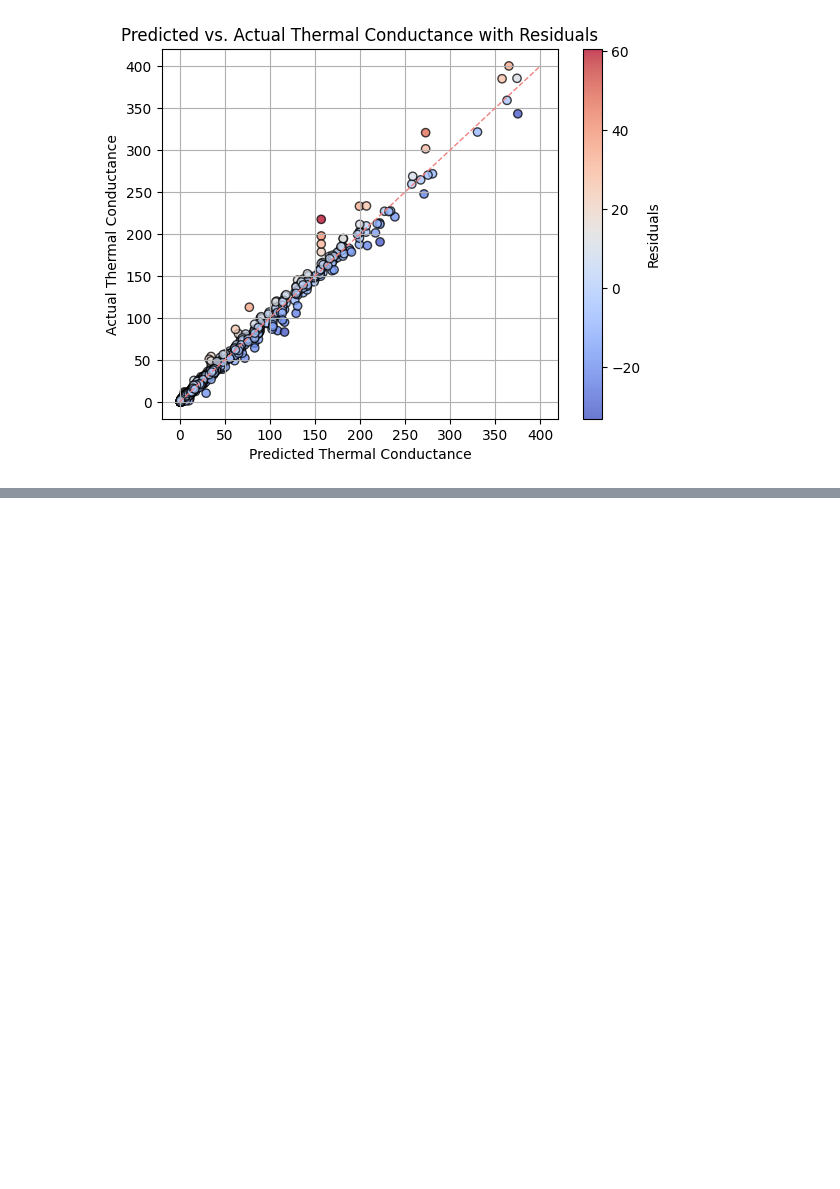
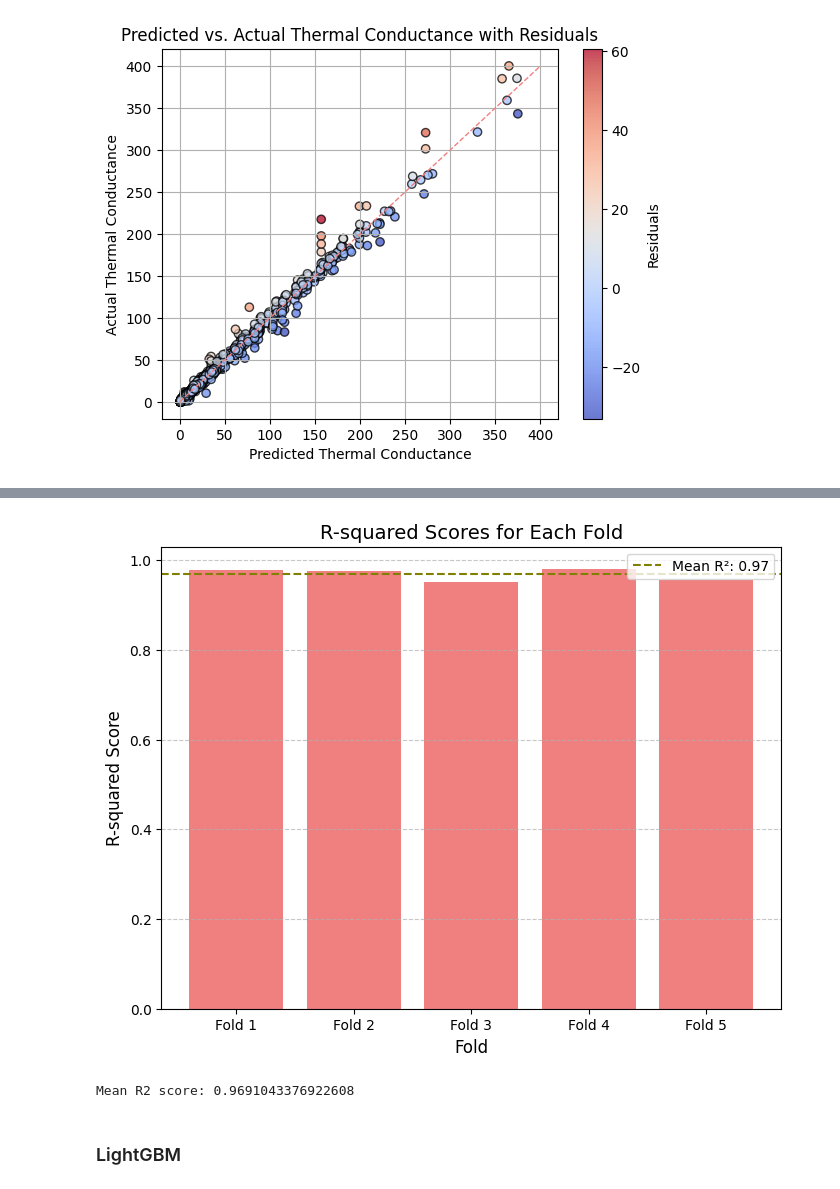
Before and after one commit to ariahosseini/TradML, a Jupyter notebook: ML_2D_Materials_Interfacial_Thermal_Conductance.ipynb, the cells around one changed output, grey strips where cells are left out. Cells and saved outputs as stored; diff of their text form; code cells hidden in the pictures; blank space fills up the shorter version.

```diff
--- a/ML_2D_Materials_Interfacial_Thermal_Conductance.ipynb
+++ b/ML_2D_Materials_Interfacial_Thermal_Conductance.ipynb
@@ -450,0 +565,34 @@ plt.show()
+# %%
+kfolds = KFold(n_splits=5, shuffle=True, random_state=42)
+
+r2_scores = []
+
+for xt_index, xv_index in kfolds.split(X_test):
+    Xt_fold, Xv_fold = X_test.iloc[xt_index], X_test.iloc[xv_index]
+    yt_fold, yv_fold = y_test.iloc[xt_index], y_test.iloc[xv_index]
+
+    best_estimator = grid_search.best_estimator_
+    best_estimator.fit(Xt_fold, yt_fold,
+                       eval_set=[(Xv_fold, yv_fold)],
+                       verbose=False)
+
+    pred = best_estimator.predict(Xv_fold)
+    r2 = r2_score(yv_fold, pred)
+    r2_scores.append(r2)
+
+plt.figure(figsize=(8, 6))
+plt.bar(np.arange(len(r2_scores)), r2_scores, color='lightcoral')
+plt.axhline(y=np.mean(r2_scores), color='olive', linestyle='--', label=f'Mean R²: {np.mean(r2_scores):.2f}')
+plt.xlabel('Fold', fontsize=12)
+plt.ylabel('R-squared Score', fontsize=12)
+plt.title('R-squared Scores for Each Fold', fontsize=14)
+plt.xticks(np.arange(len(r2_scores)), [f'Fold {i+1}' for i in range(len(r2_scores))])
+plt.grid(True, axis='y', linestyle='--', alpha=0.7)
+plt.legend()
+plt.show()
+print(f"Mean R2 score: {np.mean(r2_scores)}")
+# %% [output]
+[figure, added]
+Mean R2 score: 0.9691043376922608
+# %% [markdown]
+### LightGBM
```
Also changed, not shown: parts of 26 cells of this notebook.
